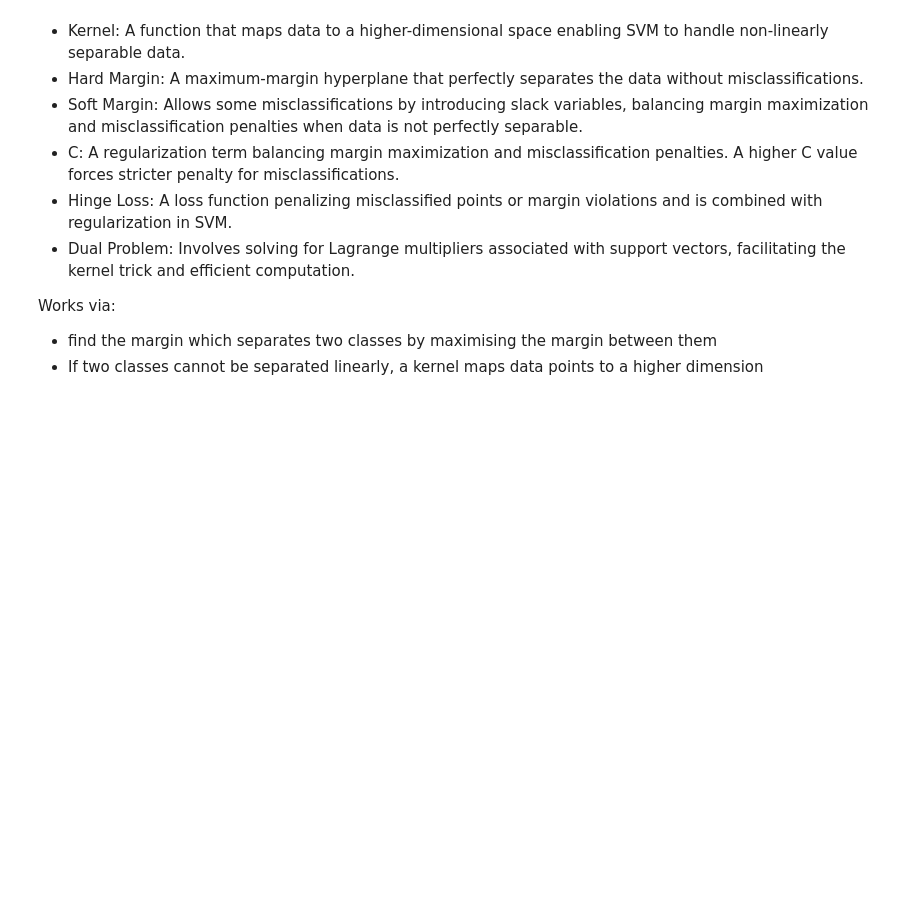
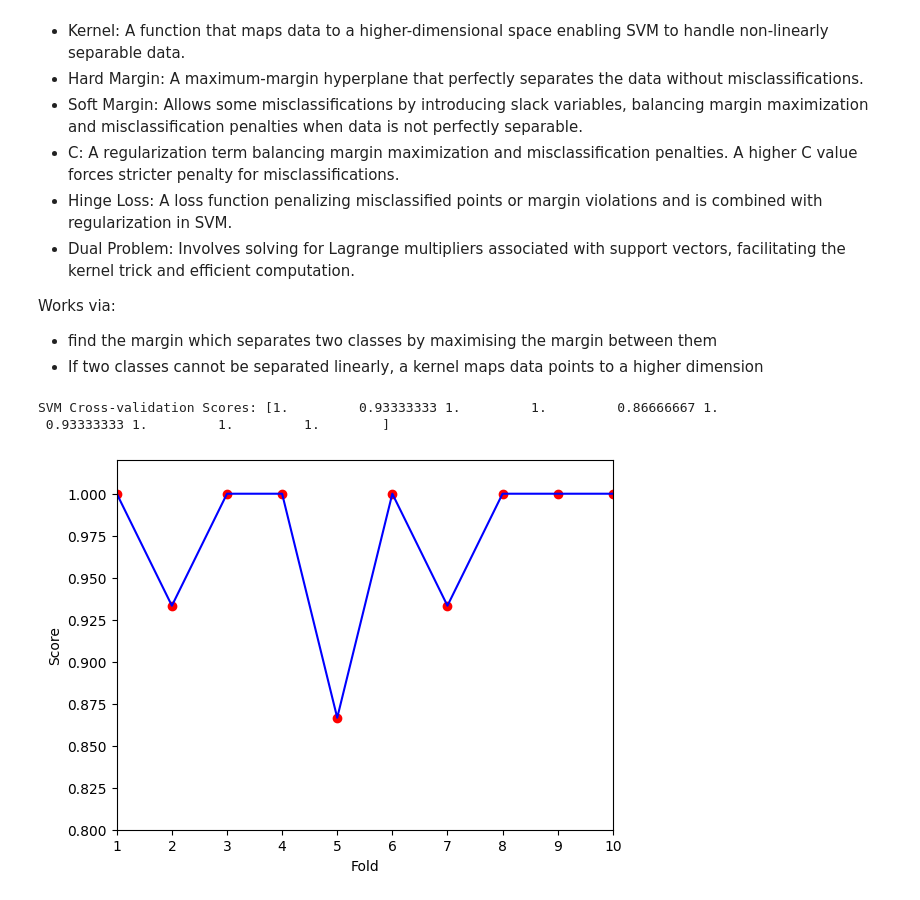
Before and after one commit to JWiseman-git/ml_sandbox, a Jupyter notebook: classification_revisit/scikit_classifiers_revisit.ipynb, the cells around one changed output. Drawn from its saved outputs; the diff is of its cells as text; code cells hidden in the pictures; blank space fills up the shorter version.

```diff
--- a/classification_revisit/scikit_classifiers_revisit.ipynb
+++ b/classification_revisit/scikit_classifiers_revisit.ipynb
@@ -230,3 +230,32 @@ Works via:
 # %%
 from sklearn.model_selection import cross_val_score, StratifiedKFold
 from sklearn import svm
+# %%
+from sklearn.model_selection import cross_val_score
+
+# Build the (linear) SVM model object
+clf = svm.SVC(kernel='linear', C=1)
+
+# Evaluate using 10-fold cross-validation
+scores = cross_val_score(clf, iris.data, iris.target, cv=10)
+
+# Display the individual CV scores
+print('SVM Cross-validation Scores:', scores)
+# %% [output]
+SVM Cross-validation Scores: [1.         0.93333333 1.         1.         0.86666667 1.
+ 0.93333333 1.         1.         1.        ]
+# %%
+# Plot fold scores
+folds = range(1, 11)
+folds = np.array(folds)
+
+plt.xlabel('Fold')
+plt.ylabel('Score')
+plt.ylim([0.8,1.02])
+plt.xlim([1.0,10.0])
+
+plt.scatter(folds, scores, color='red')
+plt.plot(folds, scores, color='blue')
+plt.show()
+# %% [output]
+[figure, added]
```
Also changed, not shown: 3 other files.
